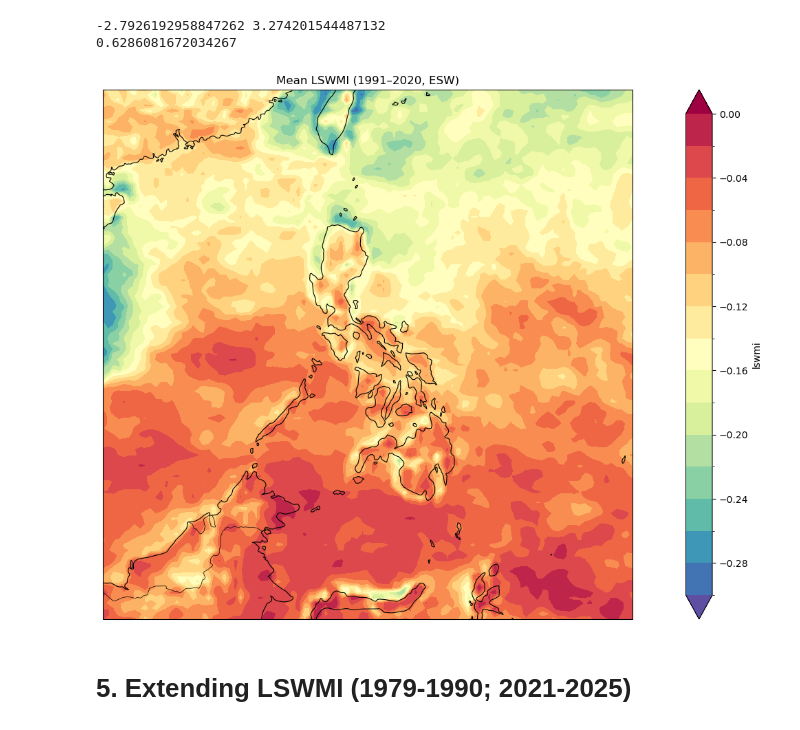
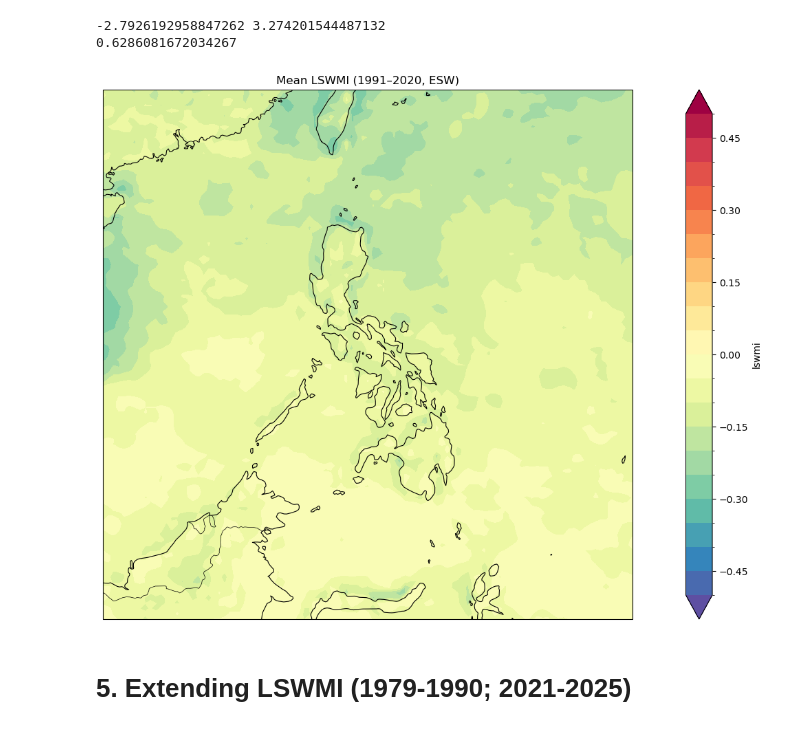
Before and after one commit to AleandraR/MS_Thesis_SWM, a Jupyter notebook: 02_notebooks/00b1_LSWMIPrep_Outputs.ipynb, the cells around one changed output. Drawn from its saved outputs; the diff is of its cells as text; code cells hidden in the pictures.

```diff
--- a/02_notebooks/00b1_LSWMIPrep_Outputs.ipynb
+++ b/02_notebooks/00b1_LSWMIPrep_Outputs.ipynb
@@ -593,30 +595,35 @@ print(lswmi_da.std("time").mean().item())
 # %%
 import matplotlib.pyplot as plt
 import cartopy.crs as ccrs
 import cartopy.feature as cfeature
+import numpy as np
 
 lswmi_mean = lswmi_da.mean(dim="time")
 
 plt.figure(figsize=(20, 10))
 ax = plt.axes(projection=ccrs.PlateCarree())
 
 ax.coastlines(resolution="50m", linewidth=0.8)
 ax.add_feature(cfeature.BORDERS, linewidth=0.5)
 ax.add_feature(cfeature.LAND, facecolor="lightgray", zorder=0)
 ax.add_feature(cfeature.OCEAN, facecolor="white", zorder=0)
 
+levels = np.linspace(-0.5, 0.5, 21)
+
 lswmi_mean.plot.contourf(
     ax=ax,
     transform=ccrs.PlateCarree(),
     cmap="Spectral_r",
-    levels=20,
+    levels=levels,
+    vmin=-0.5,
+    vmax=0.5,
     extend="both"
 )
 
 ax.set_title("Mean LSWMI (1991–2020, ESW)")
 plt.show()
 # %% [output]
-[figure, old version]
+[figure, new version]
 # %% [markdown]
 # 5. Extending LSWMI (1979-1990; 2021-2025)
 # %% [markdown]
```
Also changed, not shown: parts of 2 cells of this notebook.
